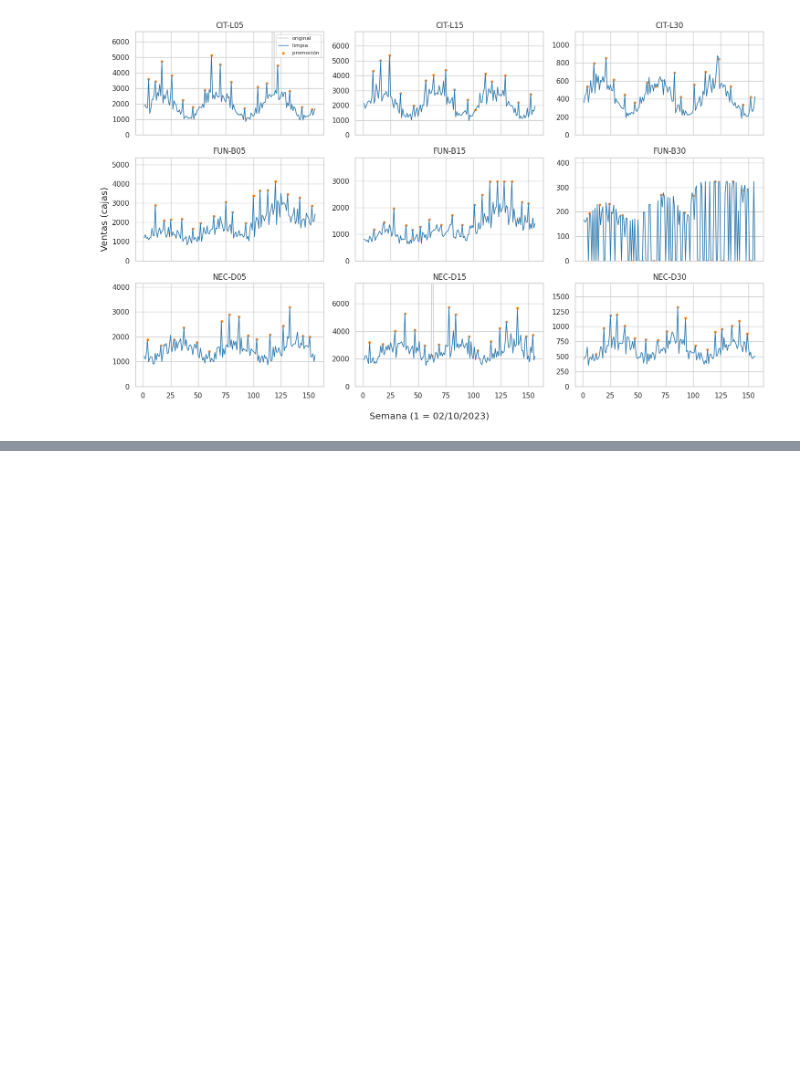
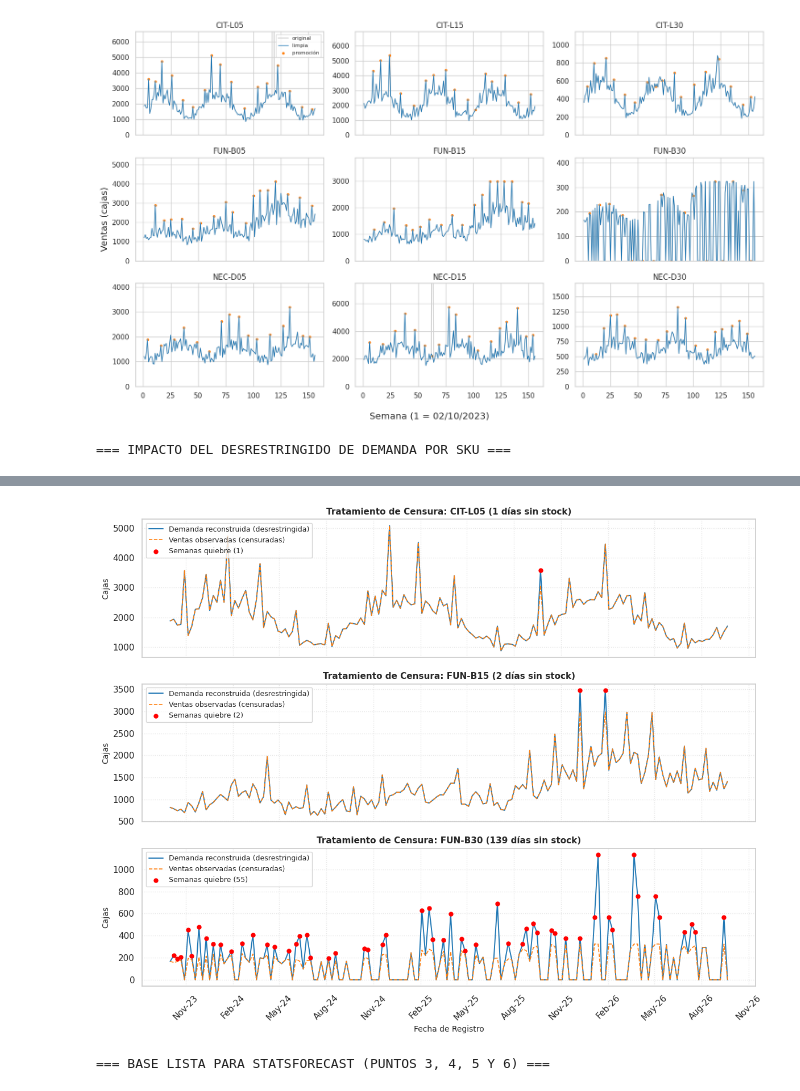
Before and after one commit to camiloascencio-hash/GP-S, a Jupyter notebook: 1Bloque.ipynb, the cells around one changed output, grey strips where cells are left out. Drawn from its saved outputs; the diff is of its cells as text; code cells hidden in the pictures; blank space fills up the shorter version.

```diff
--- a/1Bloque.ipynb
+++ b/1Bloque.ipynb
@@ -1818,3 +1825,81 @@ plt.tight_layout()
 plt.show()
 # %% [output]
 [figure]
+# %%
+# 1. Reconstrucción de la demanda sobre la serie limpia (sin atípicos)
+# Supuesto de las clases (U3 láminas 24-25): ante quiebre de stock, ventas < demanda.
+# Se asume una tasa de venta homogénea en los días de la semana con inventario disponible.
+dias_con_stock = 7 - sin_stock
+
+# Escalamiento proporcional: Ventas * (7 / días con stock)
+# Si días_sin_stock == 0, el factor es 1.0 (sin cambio).
+factor_desrestringido = 7 / dias_con_stock.replace(0, np.nan)  # evita división por cero si hubiera 7 días sin stock
+demanda_estimada = limpia * factor_desrestringido
+
+# Si hubo quiebre total (7 días), se conserva el valor limpio de referencia
+demanda_estimada = demanda_estimada.fillna(limpia)
+
+# 2. Resumen del impacto de la censura por SKU
+resumen_censura = []
+for sku in skus:
+    sem_quiebre = (sin_stock[sku] > 0).sum()
+    dias_totales = sin_stock[sku].sum()
+    cajas_originales = limpia[sku].sum()
+    cajas_reconstruidas = demanda_estimada[sku].sum()
+    cajas_recuperadas = cajas_reconstruidas - cajas_originales
+    incremento_pct = (cajas_recuperadas / cajas_originales) * 100 if cajas_originales > 0 else 0
+
+    resumen_censura.append({
+        "sku": sku,
+        "semanas_quiebre": sem_quiebre,
+        "dias_sin_stock": dias_totales,
+        "ventas_cajas": round(cajas_originales, 1),
+        "demanda_estimada": round(cajas_reconstruidas, 1),
+        "cajas_perdidas": round(cajas_recuperadas, 1),
+        "incremento_%": round(incremento_pct, 2)
+    })
+
+tabla_censura = pd.DataFrame(resumen_censura).set_index("sku")
+print("=== IMPACTO DEL DESRESTRINGIDO DE DEMANDA POR SKU ===")
+display(tabla_censura)
+
+# 3. Gráficos comparativos (Venta censurada vs. Demanda reconstruida) para SKUs con quiebre
+skus_con_quiebre = tabla_censura[tabla_censura["semanas_quiebre"] > 0].index.tolist()
+
+fig, axes = plt.subplots(len(skus_con_quiebre), 1, figsize=(12, 3.2 * len(skus_con_quiebre)), sharex=True)
+if len(skus_con_quiebre) == 1:
+    axes = [axes]
+
+for ax, sku in zip(axes, skus_con_quiebre):
+    ax.plot(fechas, demanda_estimada[sku], label="Demanda reconstruida (desrestringida)", color="tab:blue", linewidth=1.4)
+    ax.plot(fechas, limpia[sku], label="Ventas observadas (censuradas)", color="tab:orange", linestyle="--", linewidth=1.2)
+
+    # Marcar los puntos específicos donde ocurrió el quiebre de stock
+    quiebre_mask = sin_stock[sku] > 0
+    ax.scatter(fechas[quiebre_mask], demanda_estimada[sku][quiebre_mask],
+               color="red", s=25, zorder=5, label=f"Semanas quiebre ({quiebre_mask.sum()})")
+
+    ax.set_title(f"Tratamiento de Censura: {sku} ({int(tabla_censura.loc[sku, 'dias_sin_stock'])} días sin stock)", fontsize=11, fontweight="bold")
+    ax.set_ylabel("Cajas", fontsize=10)
+    ax.legend(loc="upper left", fontsize=9)
+    ax.grid(True, linestyle=":", alpha=0.5)
+
+ax.xaxis.set_major_locator(mdates.MonthLocator(interval=3))
+ax.xaxis.set_major_formatter(mdates.DateFormatter('%b-%y'))
+plt.xticks(rotation=45)
+plt.xlabel("Fecha de Registro", fontsize=10)
+plt.tight_layout()
+plt.show()
+
+# 4. Formato largo (long format) exigido por statsforecast para los siguientes puntos
+# unique_id (SKU), ds (fecha), y (demanda desrestringida)
+df_statsforecast = demanda_estimada.reset_index().melt(
+    id_vars="semana", var_name="unique_id", value_name="y"
+)
+df_statsforecast["ds"] = df_statsforecast["semana"].map(fechas)
+df_statsforecast = df_statsforecast[["unique_id", "ds", "y"]].sort_values(["unique_id", "ds"]).reset_index(drop=True)
+
+print("\n=== BASE LISTA PARA STATSFORECAST (PUNTOS 3, 4, 5 Y 6) ===")
+display(df_statsforecast.head())
+# %% [output]
+=== IMPACTO DEL DESRESTRINGIDO DE DEMANDA POR SKU ===
@@ -1820,0 +1917,2 @@ plt.show()
+[figure, added]
+=== BASE LISTA PARA STATSFORECAST (PUNTOS 3, 4, 5 Y 6) ===
```
Also changed, not shown: parts of 2 cells of this notebook.
